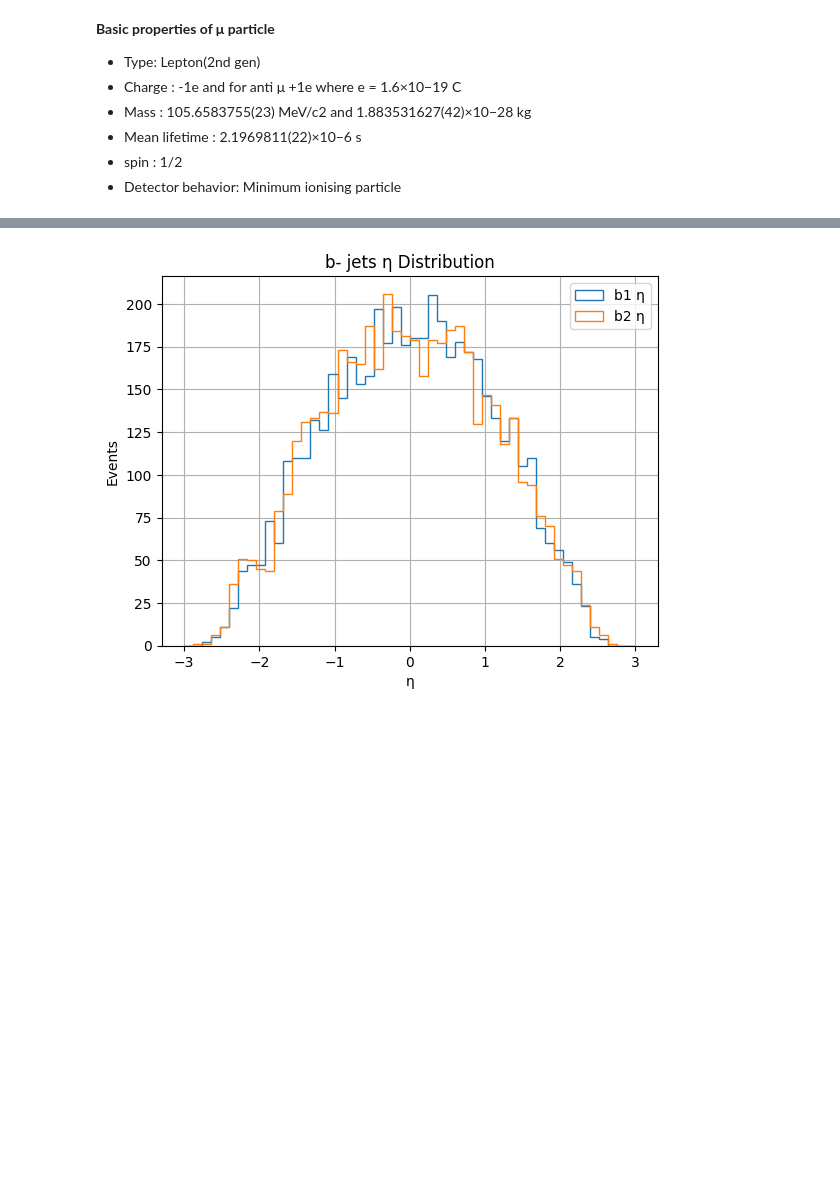
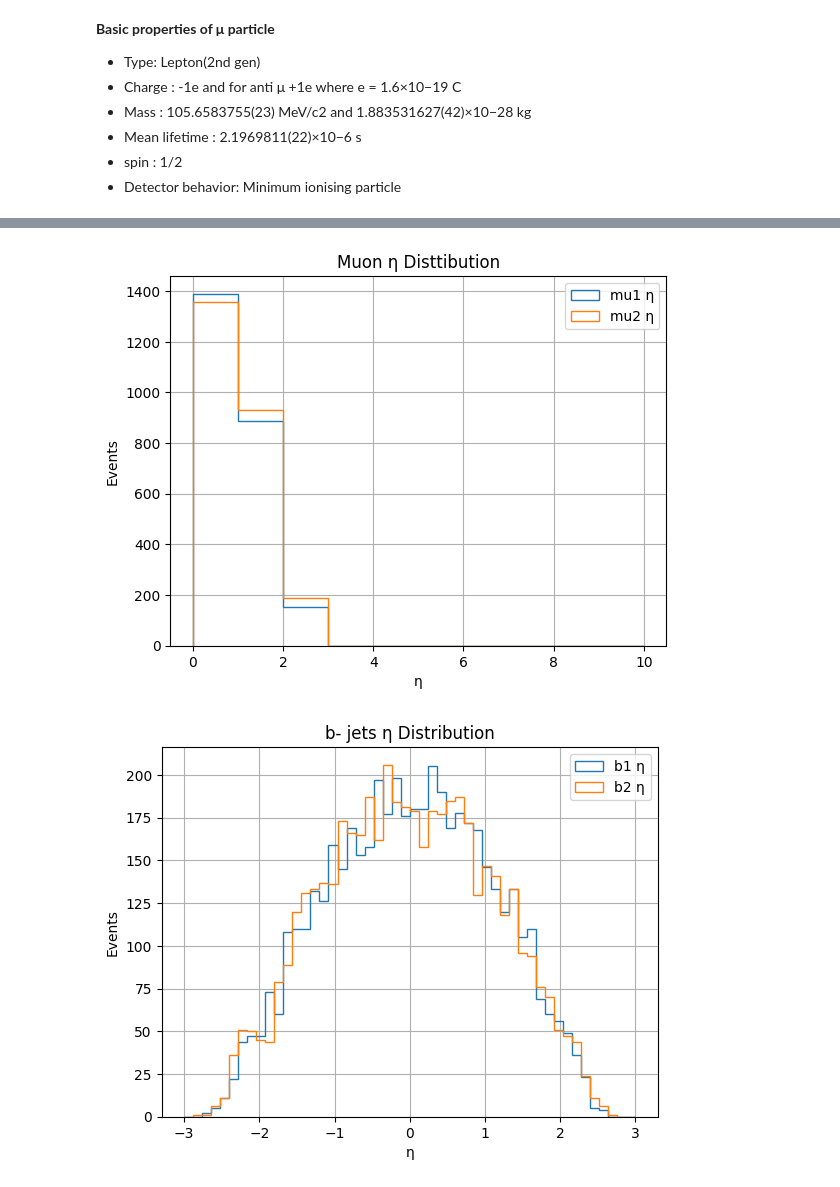
Before and after one commit to Trace-Zero/Simulated-dataset-HToAATo2Mu2B, a Jupyter notebook: MS_Collaboration_(2024)_Simulated_dataset_HToAATo2Mu2B_MA25_TuneCP5_13TeV_madgraph_pythia8_in_NANOAODSIM_format_for_2016_collision_open_data.ipynb, the cells around one changed output, grey strips where cells are left out. Drawn from its saved outputs; the diff is of its cells as text; code cells hidden in the pictures; blank space fills up the shorter version.

```diff
--- a/MS_Collaboration_(2024)_Simulated_dataset_HToAATo2Mu2B_MA25_TuneCP5_13TeV_madgraph_pythia8_in_NANOAODSIM_format_for_2016_collision_open_data.ipynb
+++ b/MS_Collaboration_(2024)_Simulated_dataset_HToAATo2Mu2B_MA25_TuneCP5_13TeV_madgraph_pythia8_in_NANOAODSIM_format_for_2016_collision_open_data.ipynb
@@ -375,3 +376,14 @@ plt.show()
+# %%
+plt.hist(ak.to_numpy(mu1.eta), bins=10, range=(0, 10), histtype='step', label="mu1 η")
+plt.hist(ak.to_numpy(mu2.eta), bins=10, range=(0, 10), histtype='step', label="mu2 η")
+plt.xlabel("η")
+plt.ylabel("Events")
+plt.legend()
+plt.grid()
+plt.title("Muon η Disttibution")
+plt.show()
+# %% [output]
+[figure, added]
 # %%
 plt.hist(ak.to_numpy(b1.eta), bins=50, range=(-3, 3), histtype='step', label="b1 η")
 plt.hist(ak.to_numpy(b2.eta), bins=50, range=(-3, 3), histtype='step', label="b2 η")
```
Also changed, not shown: parts of 6 cells of this notebook.
